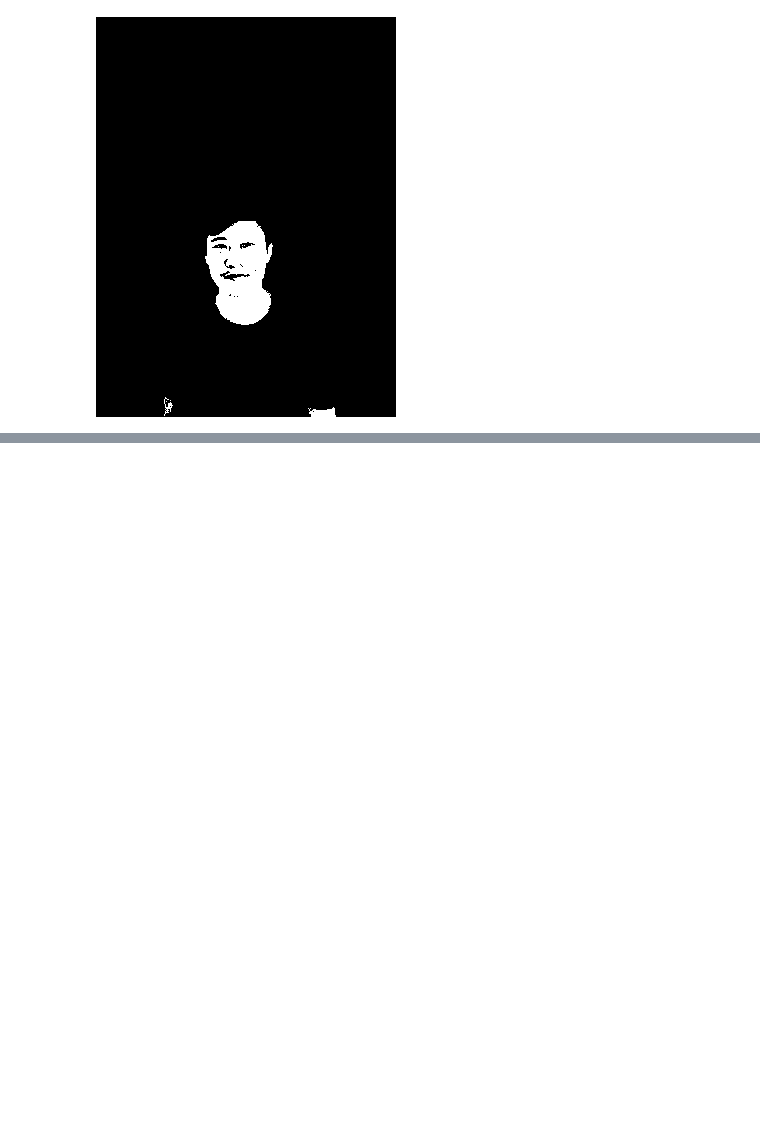
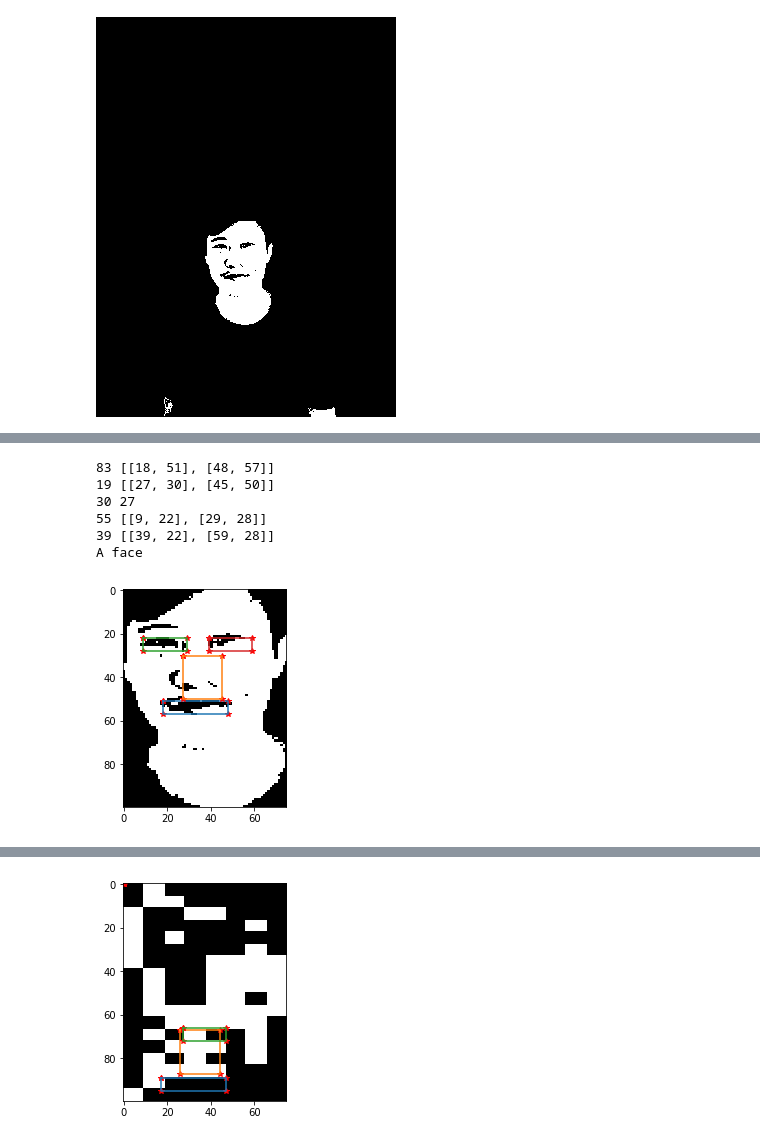
Before and after one commit to agusgun/IF4073-Pengcit, a Jupyter notebook: notebooks/Haar like features.ipynb, the cells around one changed output, grey strips where cells are left out. Drawn from its saved outputs; the diff is of its cells as text; code cells hidden in the pictures; blank space fills up the shorter version.

```diff
--- a/notebooks/Haar like features.ipynb
+++ b/notebooks/Haar like features.ipynb
@@ -87,2 +113,0 @@ image_face_new
-# %%
-image_face_arr = array(image_face_new)
@@ -357,0 +299,73 @@ show()
+# %%
+for min_col, max_col, min_row, max_row in ratio_filter_result:
+    image_face_new = Image.fromarray(image_face).crop((min_col, min_row, max_col, max_row)).convert('L').resize((75, 100))
+    imshow(image_face_new)
+
+
+    image_face_new_arr = array(image_face_new)
+
+    # Mouth
+    mouth_position = find_mouth(image_face_new_arr)
+    mouth_left_position = mouth_position[0][0]
+    mouth_top_position = mouth_position[0][1]
+    mouth_right_position = mouth_position[1][0]
+    mouth_bottom_position = mouth_position[1][1]
+
+    x = [mouth_left_position, mouth_right_position, mouth_right_position, mouth_left_position, mouth_left_position]
+    y = [mouth_top_position, mouth_top_position, mouth_bottom_position, mouth_bottom_position, mouth_top_position]
+
+    plot(x, y, 'r*')
+    plot(x, y)
+
+    # Nose
+    nose_position = find_nose(image_face_new_arr, mouth_top_position, mouth_left_position, mouth_right_position)
+    nose_left_position = nose_position[0][0]
+    nose_top_position = nose_position[0][1]
+    nose_right_position = nose_position[1][0]
+    nose_bottom_position = nose_position[1][1]
+
+    x = [nose_left_position, nose_right_position, nose_right_position, nose_left_position, nose_left_position]
+    y = [nose_top_position, nose_top_position, nose_bottom_position, nose_bottom_position, nose_top_position]
+
+    plot(x, y, 'r*')
+    plot(x, y)
+
+    # Left Eye
+    left_eye_position = find_left_eye(image_face_new_arr, nose_top_position, nose_left_position)
+    left_eye_left_position = left_eye_position[0][0]
+    left_eye_top_position = left_eye_position[0][1]
+    left_eye_right_position = left_eye_position[1][0]
+    left_eye_bottom_position = left_eye_position[1][1]
+
+    x = [left_eye_left_position, left_eye_right_position, left_eye_right_position, left_eye_left_position, left_eye_left_position]
+    y = [left_eye_top_position, left_eye_top_position, left_eye_bottom_position, left_eye_bottom_position, left_eye_top_position]
+
+    plot(x, y, 'r*')
+    plot(x, y)
+
+    # Right Eye
+    right_eye_position = find_right_eye(image_face_new_arr, left_eye_top_position, left_eye_bottom_position, left_eye_right_position)
+    right_eye_left_position = right_eye_position[0][0]
+    right_eye_top_position = right_eye_position[0][1]
+    right_eye_right_position = right_eye_position[1][0]
+    right_eye_bottom_position = right_eye_position[1][1]
+
+    x = [right_eye_left_position, right_eye_right_position, right_eye_right_position, right_eye_left_position, right_eye_left_position]
+    y = [right_eye_top_position, right_eye_top_position, right_eye_bottom_position, right_eye_bottom_position, right_eye_top_position]
+
+    plot(x, y, 'r*')
+    plot(x, y)
+
+    if (right_eye_position[2] == 0 or left_eye_position[2] == 0 or nose_position[2] == 0 or mouth_position[2] == 0):
+        print('Not a Face')
+    else:
+        print('A face')
+    show()
+# %% [output]
+83 [[18, 51], [48, 57]]
+19 [[27, 30], [45, 50]]
+30 27
+55 [[9, 22], [29, 28]]
+39 [[39, 22], [59, 28]]
+A face
+[figure, added]
@@ -357,0 +378 @@ show()
+[figure, added]
```
Also changed, not shown: parts of 32 cells of this notebook.
